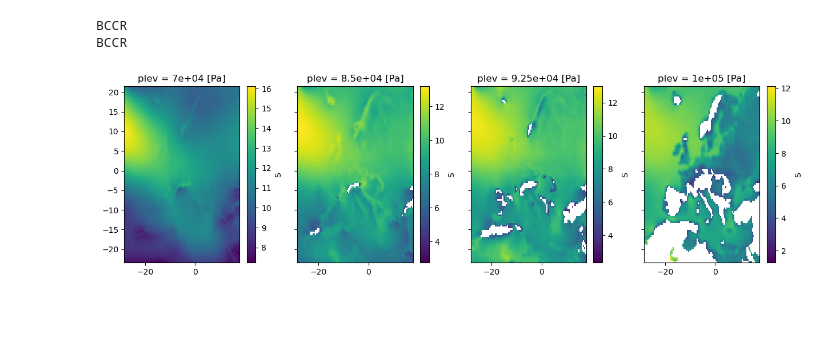
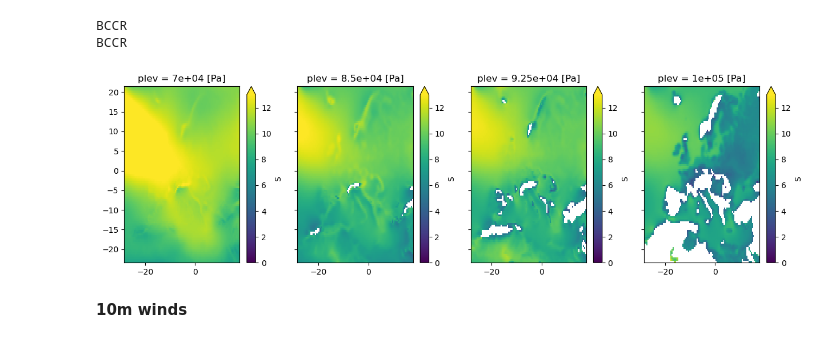
Before and after one commit to jwohland/lucas_3dwinds, a Jupyter notebook: notebooks/11_monthly_winds.ipynb, the cells around one changed output. Drawn from its saved outputs; the diff is of its cells as text; code cells hidden in the pictures; blank space fills up the shorter version.

```diff
--- a/notebooks/11_monthly_winds.ipynb
+++ b/notebooks/11_monthly_winds.ipynb
@@ -65,9 +65,11 @@ BCCR
 # %%
 import matplotlib.pyplot as plt
 f, axs = plt.subplots(ncols=4, figsize=(15,4), sharey=True)
 for i, plev in enumerate(ds.plev):
     ds_tmp = ds.S.sel({"plev":plev}).mean(dim="time")
-    ds_tmp.plot(ax=axs[i], vmin=0, vmax=15, ext)
+    ds_tmp.plot(ax=axs[i], vmin=0, vmax=13, extend="max")
     axs[i].set(xlabel="", ylabel="")
 # %% [output]
-[figure, old version]
+[figure, new version]
+# %% [markdown]
+**10m winds**
```
Also changed, not shown: 2 other files.
